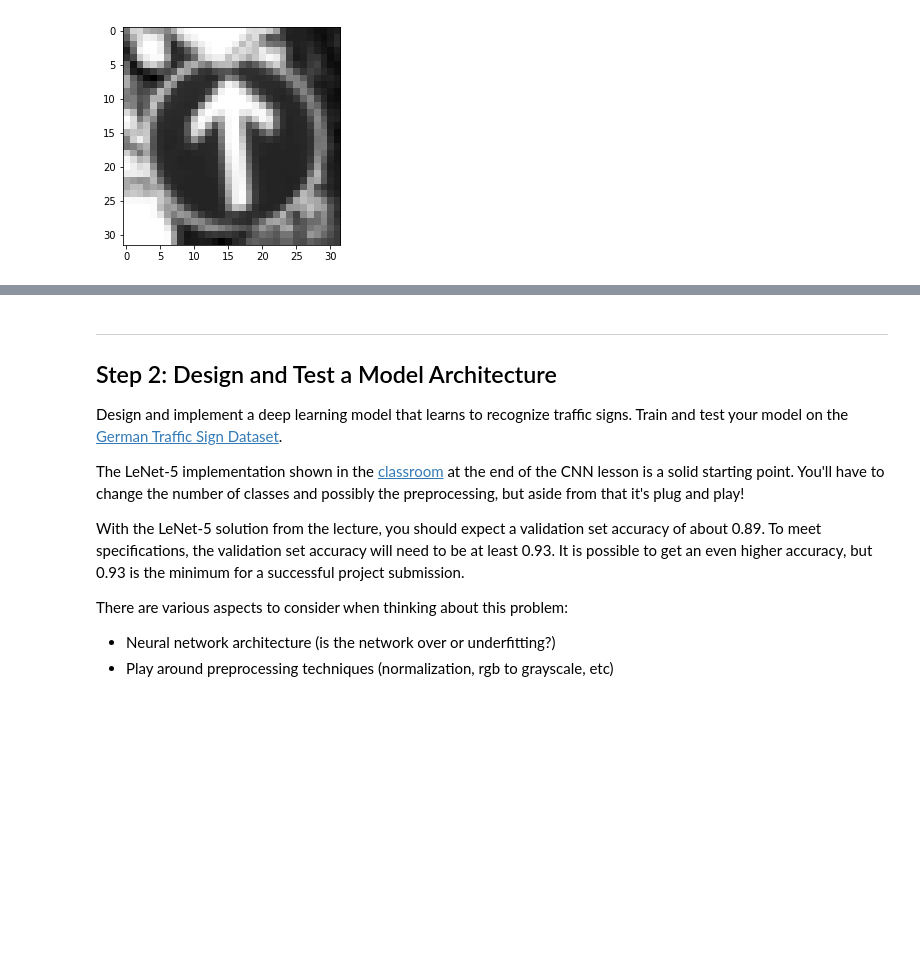
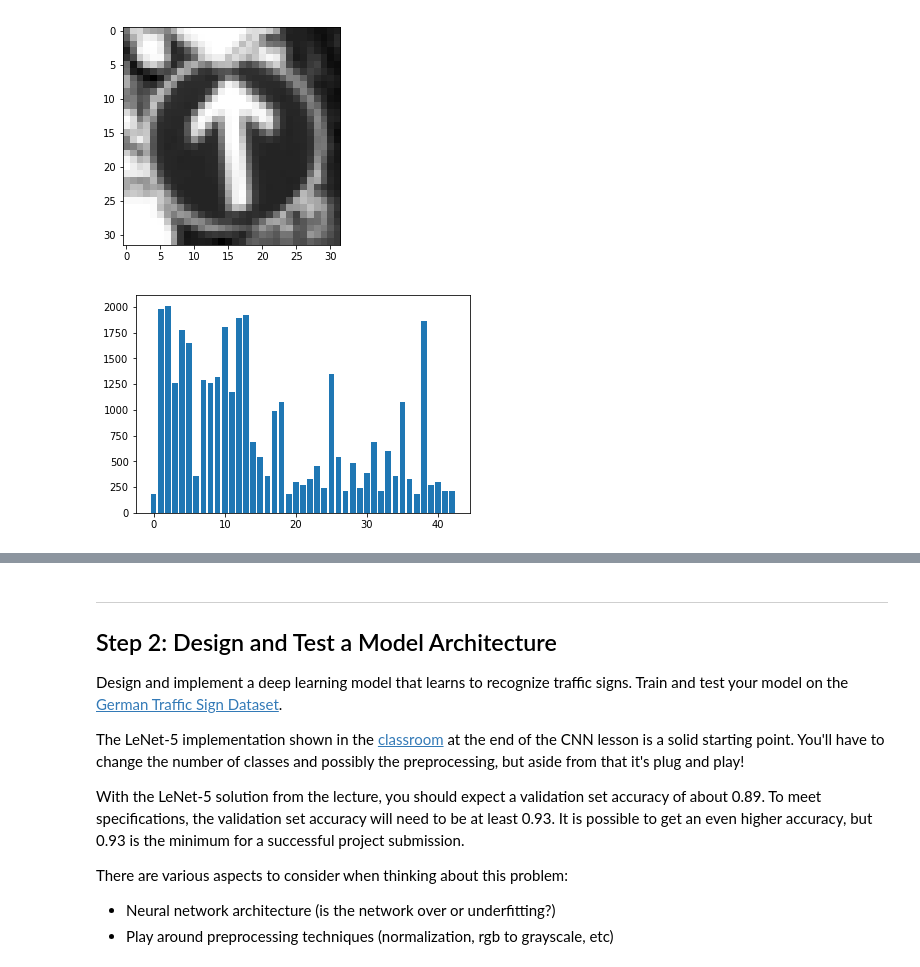
Before and after one commit to marcengeler/TrafficSigns_P2, a Jupyter notebook: Traffic_Sign_Classifier.ipynb, the cells around one changed output, grey strips where cells are left out. Drawn from its saved outputs; the diff is of its cells as text; code cells hidden in the pictures; blank space fills up the shorter version.

```diff
--- a/Traffic_Sign_Classifier.ipynb
+++ b/Traffic_Sign_Classifier.ipynb
@@ -168,37 +168,50 @@ plt.show()
 [figure]
 [figure]
 # %%
-def apply_transformations(X_train, y_train, method):
+def apply_transformations(X_train, y_train, count, method):
     X_train_new = np.zeros_like(X_train)
     y_train_new = np.zeros_like(y_train)
+    counter = 0
     for i in range(0,X_train.shape[0]):
-        if method=='translate':
-            newimg = translate(X_train[i])
-        if method=='scaling':
-            newimg = scaling(X_train[i])
-        if method=='brightness':
-            newimg = brightness_adjust(X_train[i])
-        if method=='all':
-            newimg = translate(scaling(brightness_adjust(X_train[i])))
-        X_train_new[i] = np.asarray(newimg)
-        y_train_new[i] = y_train[i]
-    return X_train_new, y_train_new
+        if count[y_train[i]] < 800:
+            counter = counter + 1
+            if method=='translate':
+                newimg = translate(X_train[i])
+            if method=='scaling':
+                newimg = scaling(X_train[i])
+            if method=='brightness':
+                newimg = brightness_adjust(X_train[i])
+            if method=='all':
+                newimg = translate(scaling(brightness_adjust(X_train[i])))
+            X_train_new[counter] = np.asarray(newimg)
+            y_train_new[counter] = y_train[i]
+    return X_train_new[0:counter], y_train_new[0:counter]
 
-X_train_trans, y_train_trans = apply_transformations(X_train, y_train, 'translate')
+X_train_new = X_train
+y_train_new = y_train
+count = np.bincount(y_train)
+
+fig, ax = plt.subplots()
+ax.bar(np.unique(y_train), count)
+plt.show()
+
+X_train_trans, y_train_trans = apply_transformations(X_train_new, y_train_new, count, 'all')
 X_train_new = np.concatenate((X_train, X_train_trans), axis=0)
 y_train_new = np.concatenate((y_train, y_train_trans), axis=0)
 
-X_train_trans, y_train_trans = apply_transformations(X_train, y_train, 'brightness')
+X_train_trans, y_train_trans = apply_transformations(X_train, y_train, count, 'all')
 X_train_new = np.concatenate((X_train_new, X_train_trans), axis=0)
 y_train_new = np.concatenate((y_train_new, y_train_trans), axis=0)
 
-X_train_scale, y_train_scale = apply_transformations(X_train, y_train, 'scaling')
+X_train_scale, y_train_scale = apply_transformations(X_train, y_train, count, 'all')
 X_train_new = np.concatenate((X_train_new, X_train_scale), axis=0)
 y_train_new = np.concatenate((y_train_new, y_train_scale), axis=0)
 
-X_train_scale, y_train_scale = apply_transformations(X_train, y_train, 'all')
+X_train_scale, y_train_scale = apply_transformations(X_train, y_train, count, 'all')
 X_train_new = np.concatenate((X_train_new, X_train_scale), axis=0)
 y_train_new = np.concatenate((y_train_new, y_train_scale), axis=0)
 
 X_train_new = np.sum(X_train_new/3, axis=3, keepdims = True)
+# %% [output]
+[figure, added]
 # %%
```
Also changed, not shown: parts of 6 cells of this notebook, 2 other files.
